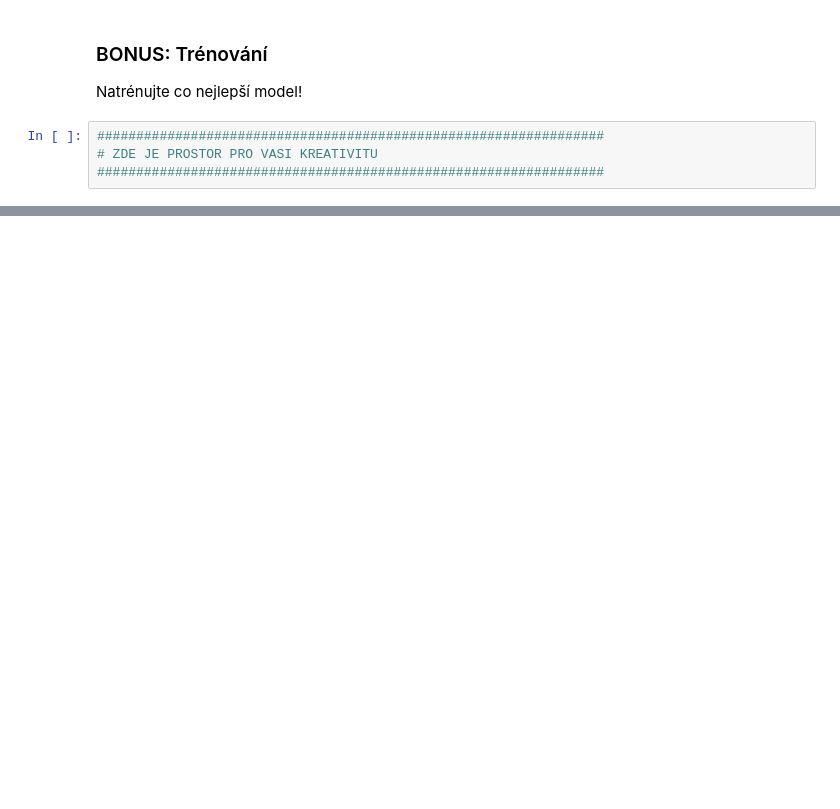
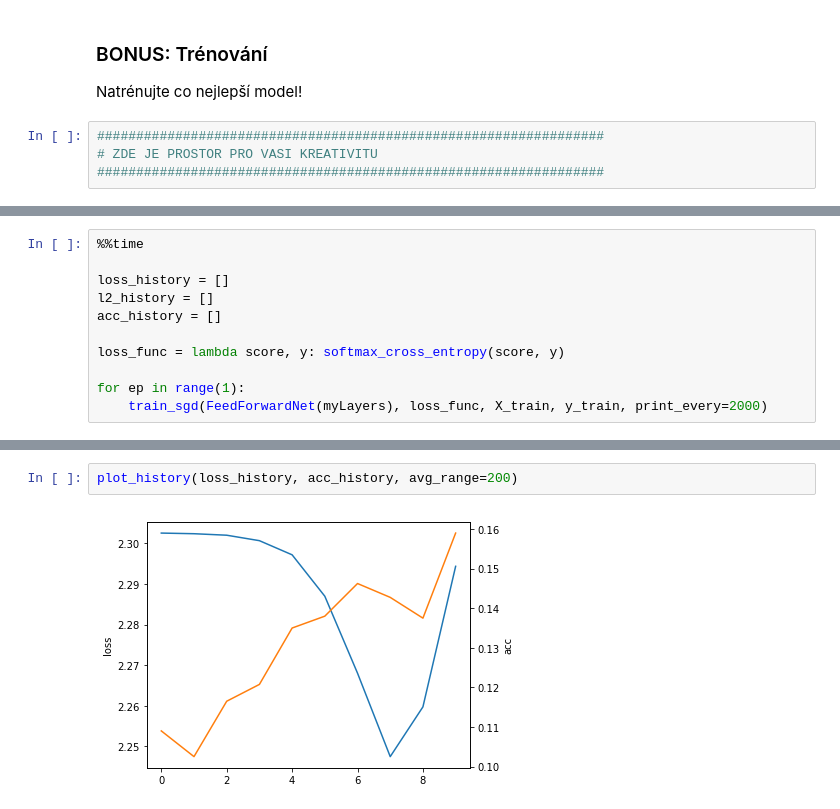
Before and after one commit to Sselion/ANS_Naiman, a Jupyter notebook: multilayer-classes-lab.ipynb, the cells around one changed output, grey strips where cells are left out. Saved outputs shown, nothing was run; the diff lists cells and outputs as text; blank space fills up the shorter version.

```diff
--- a/multilayer-classes-lab.ipynb
+++ b/multilayer-classes-lab.ipynb
@@ -816,0 +839,11 @@ Natrénujte co nejlepší model!
+# %%
+%%time
+
+loss_history = []
+l2_history = []
+acc_history = []
+
+loss_func = lambda score, y: softmax_cross_entropy(score, y)
+
+for ep in range(1):
+    train_sgd(FeedForwardNet(myLayers), loss_func, X_train, y_train, print_every=2000)
@@ -816,0 +852,4 @@ Natrénujte co nejlepší model!
+# %%
+plot_history(loss_history, acc_history, avg_range=200)
+# %% [output]
+[figure, added]
```
Also changed, not shown: parts of 18 cells of this notebook.
